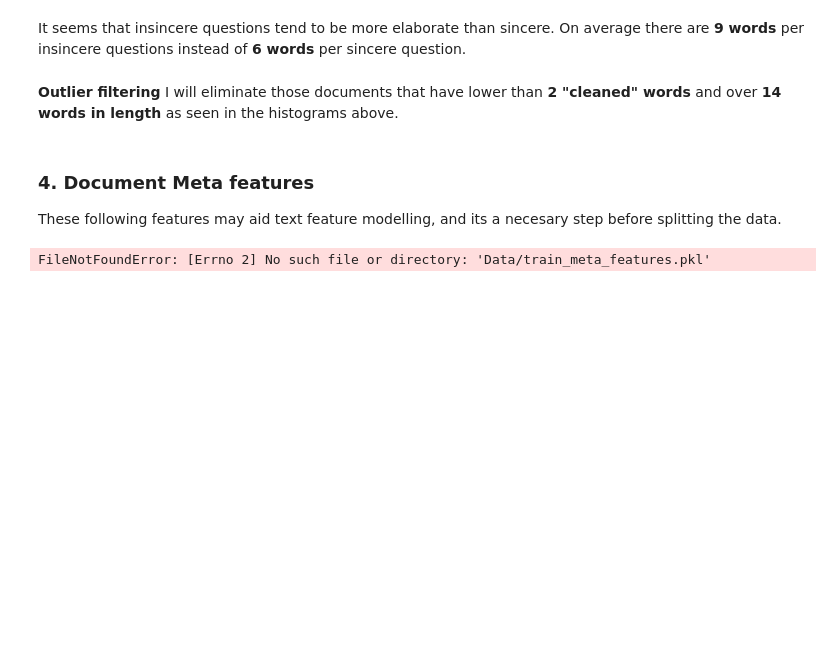
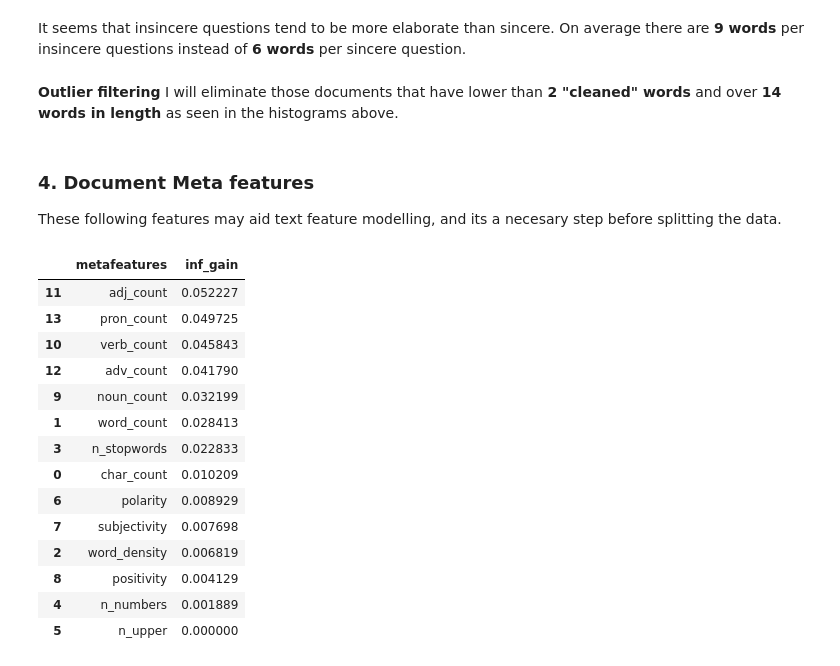
Before and after one commit to falrrema/ML_Nanodegree, a Jupyter notebook: P7_Capstone/EDA_Questions.ipynb, the cells around one changed output. Drawn from its saved outputs; the diff is of its cells as text; code cells hidden in the pictures; blank space fills up the shorter version.

```diff
--- a/P7_Capstone/EDA_Questions.ipynb
+++ b/P7_Capstone/EDA_Questions.ipynb
@@ -214,15 +214,30 @@ These following features may aid text feature modelling, and its a necesary step
 # %%
 with open('Data/train_meta_features.pkl', 'rb') as input:
     train_set = pickle.load(input)
 
 col = ['char_count', 'word_count', 'word_density', 'n_stopwords',
        'n_numbers', 'n_upper', 'polarity', 'subjectivity', 'positivity',
        'noun_count', 'verb_count', 'adj_count', 'adv_count', 'pron_count']
 
 # ¿Are they informative of the target? (information gain analysis)
 ig_score = mutual_info_classif(train_set[col], train_set.target)
 ig_score_df = pd.DataFrame({'metafeatures':col,
                        'inf_gain':ig_score})
-ig_score_df.sort_values('inf_gain', ascending = False)
+ig_score_df = ig_score_df.sort_values('inf_gain', ascending = False)
+ig_score_df
 # %% [output]
-FileNotFoundError: [Errno 2] No such file or directory: 'Data/train_meta_features.pkl'
+|  | metafeatures | inf_gain |
+| 11 | adj_count | 0.052227 |
+| 13 | pron_count | 0.049725 |
+| 10 | verb_count | 0.045843 |
+| 12 | adv_count | 0.041790 |
+| 9 | noun_count | 0.032199 |
+| 1 | word_count | 0.028413 |
+| 3 | n_stopwords | 0.022833 |
+| 0 | char_count | 0.010209 |
+| 6 | polarity | 0.008929 |
+| 7 | subjectivity | 0.007698 |
+| 2 | word_density | 0.006819 |
+| 8 | positivity | 0.004129 |
+| 4 | n_numbers | 0.001889 |
+| 5 | n_upper | 0.000000 |
```
Also changed, not shown: parts of 13 cells of this notebook, 1 other file.
